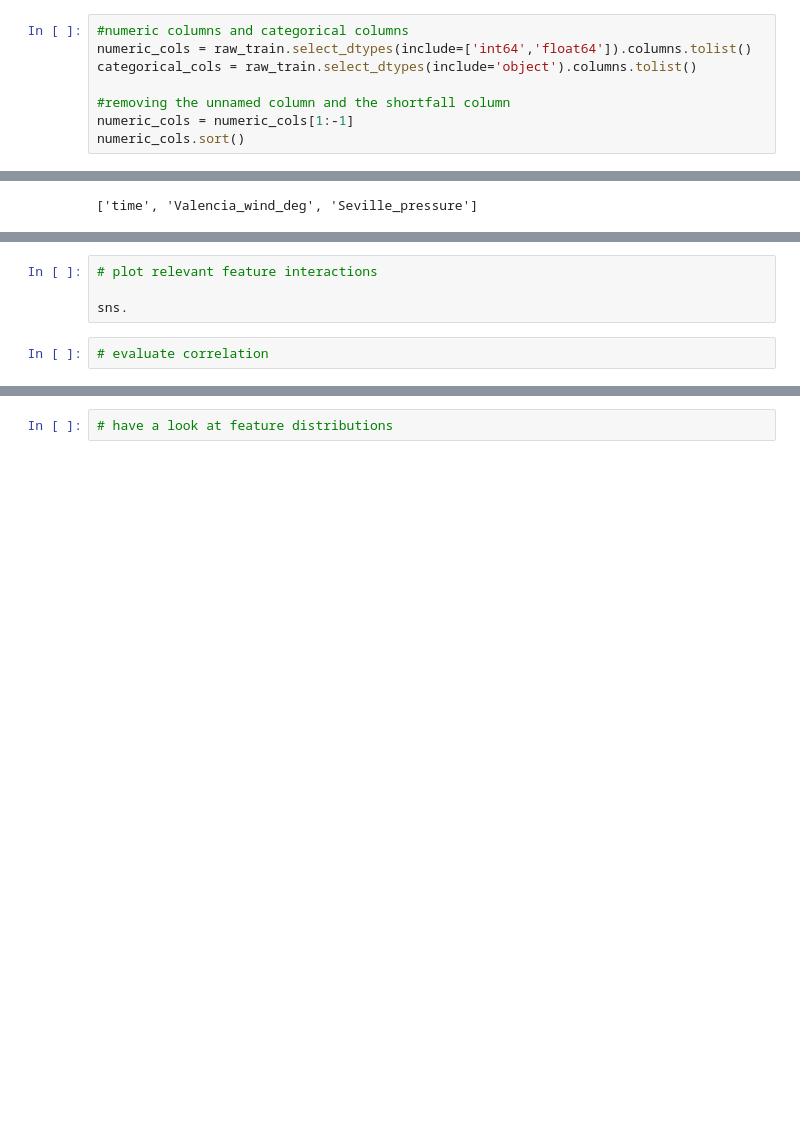
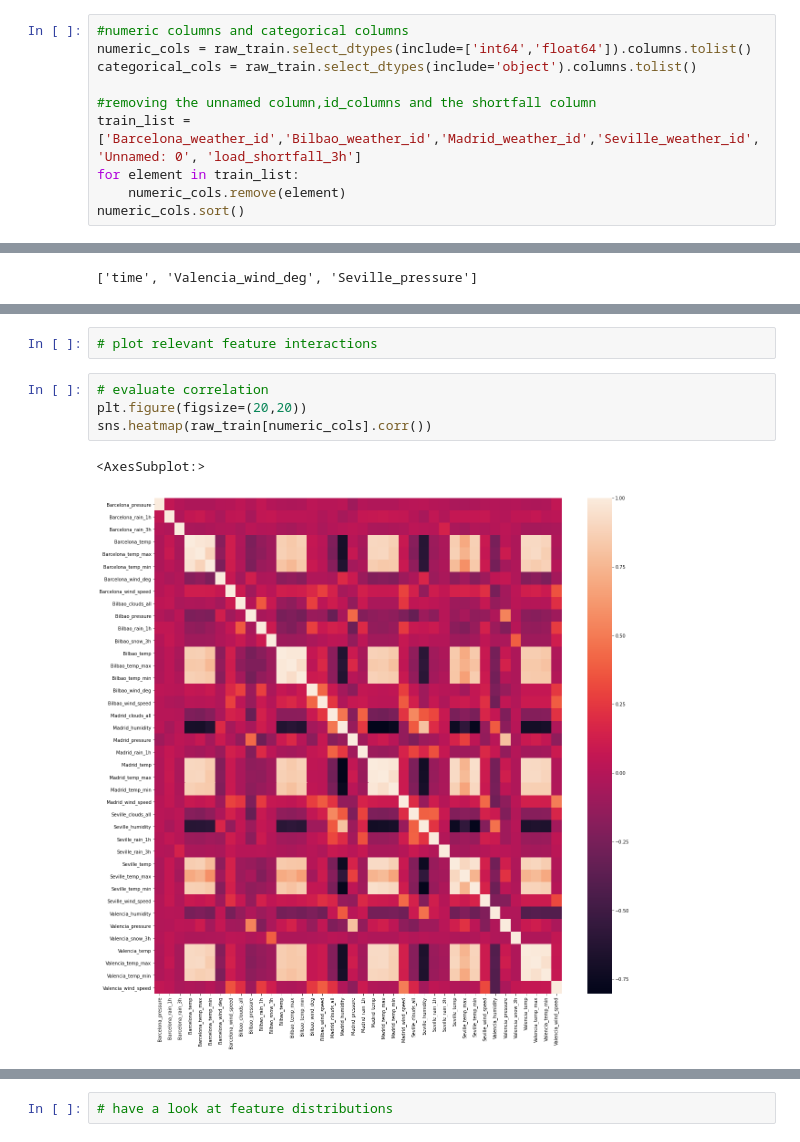
Before and after one commit to Emmantheo/Team-JM2-Starter-Notebook, a Jupyter notebook: starter-notebook.ipynb, the cells around one changed output, grey strips where cells are left out. Drawn from its saved outputs; the diff is of its cells as text; blank space fills up the shorter version.

```diff
--- a/starter-notebook.ipynb
+++ b/starter-notebook.ipynb
@@ -197,6 +242,8 @@ load_shortfall_3h : 8077
 numeric_cols = raw_train.select_dtypes(include=['int64','float64']).columns.tolist()
 categorical_cols = raw_train.select_dtypes(include='object').columns.tolist()
 
-#removing the unnamed column and the shortfall column
-numeric_cols = numeric_cols[1:-1]
+#removing the unnamed column,id_columns and the shortfall column
+train_list = ['Barcelona_weather_id','Bilbao_weather_id','Madrid_weather_id','Seville_weather_id','Unnamed: 0', 'load_shortfall_3h']
+for element in train_list:
+    numeric_cols.remove(element)
 numeric_cols.sort()
@@ -211,6 +314,9 @@ print(categorical_cols)
 # %%
 # plot relevant feature interactions
-
-sns.
-# %%
-# evaluate correlation
+# %%
+# evaluate correlation
+plt.figure(figsize=(20,20))
+sns.heatmap(raw_train[numeric_cols].corr())
+# %% [output]
+<AxesSubplot:>
+[figure, added]
```
Also changed, not shown: parts of 40 cells of this notebook.
